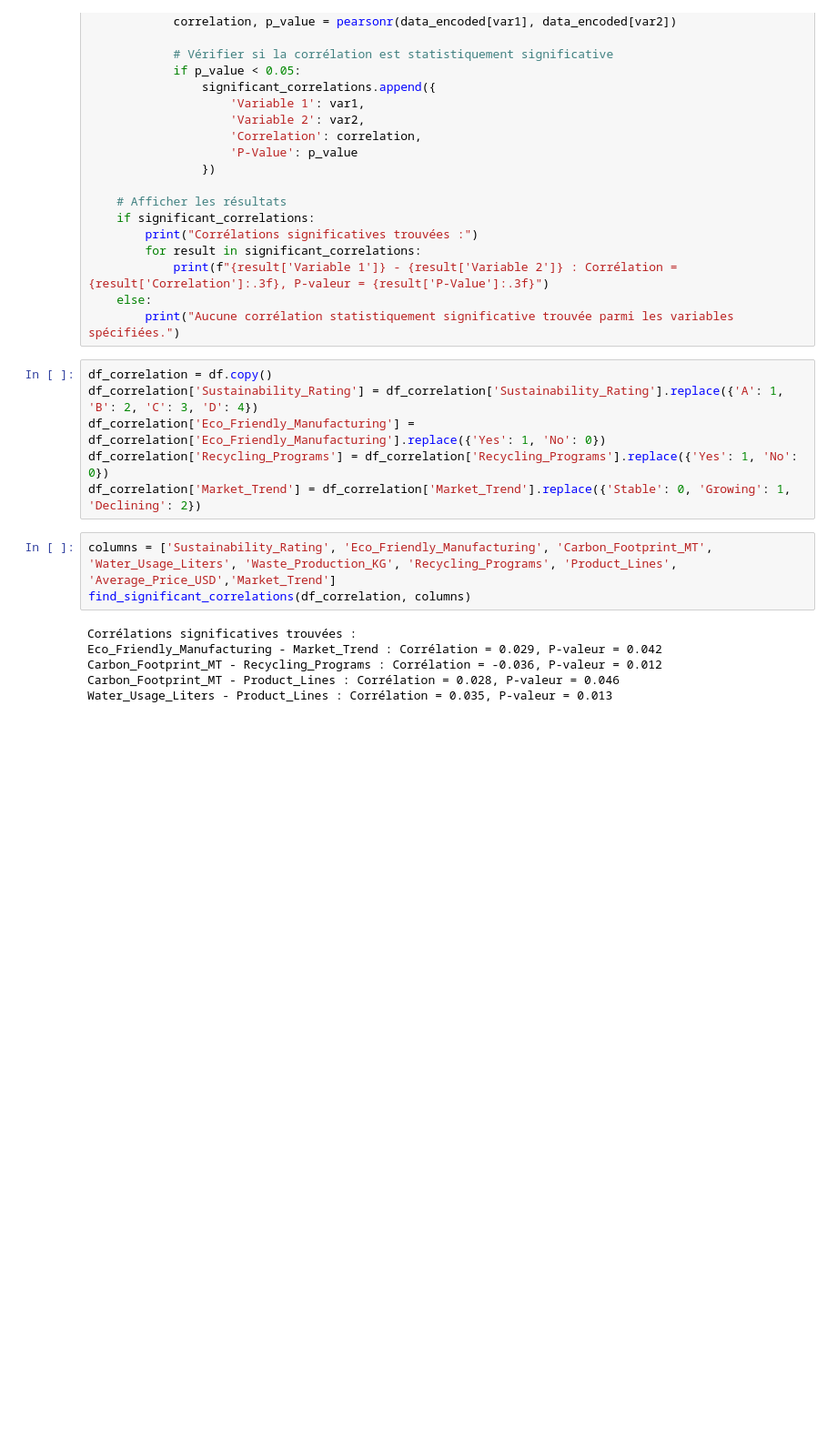
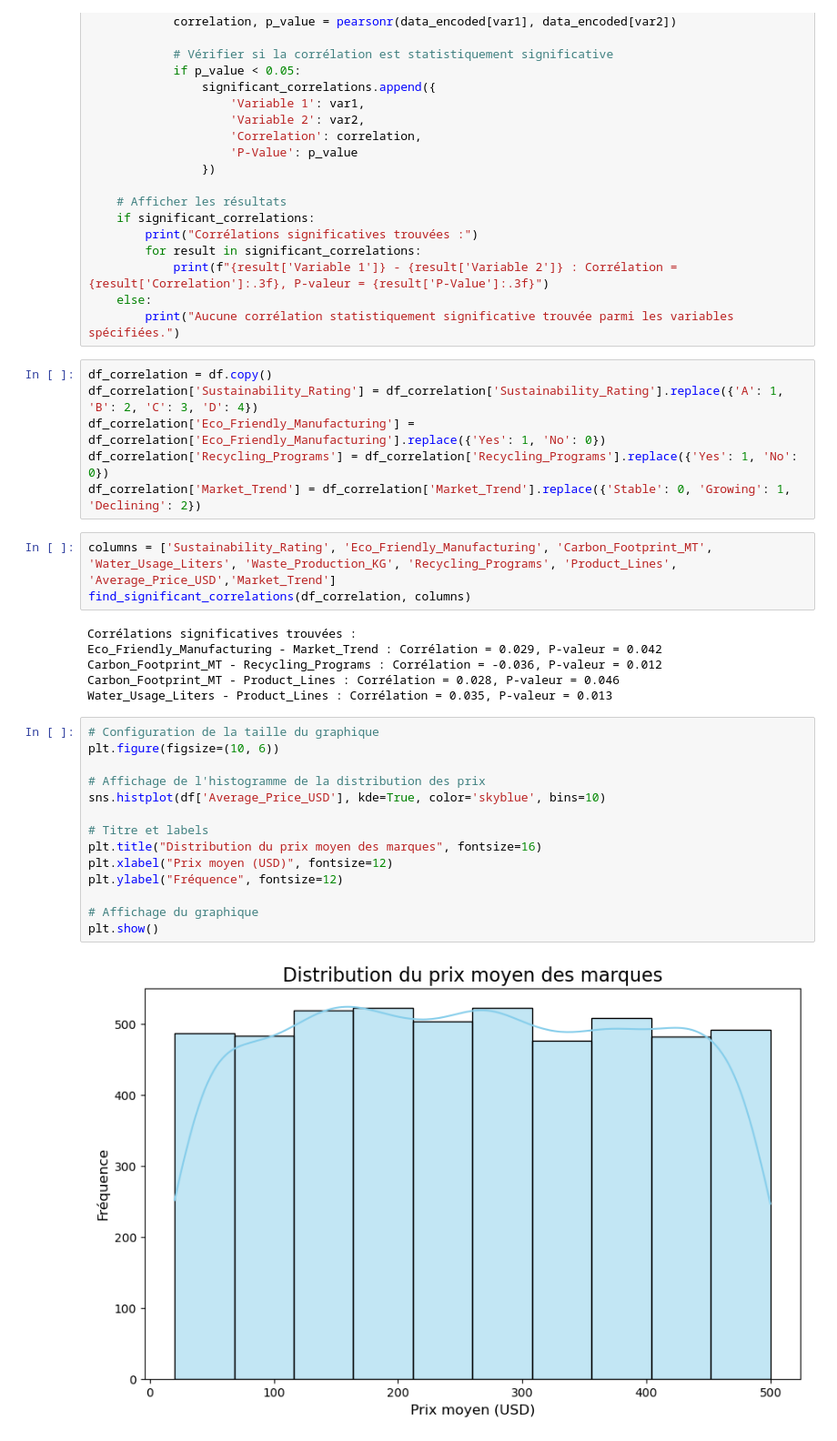
Before and after one commit to fadiblm/PythonENSAE, a Jupyter notebook: Bases du projet /analyse_sustainable_data.ipynb, the cells around one changed output. Shown at 91% size. Drawn from its saved outputs; the diff is of its cells as text; blank space fills up the shorter version.

```diff
--- a/Bases du projet /analyse_sustainable_data.ipynb
+++ b/Bases du projet /analyse_sustainable_data.ipynb
@@ -163,3 +163,19 @@ Eco_Friendly_Manufacturing - Market_Trend : Corrélation = 0.029, P-valeur = 0.0
 Carbon_Footprint_MT - Recycling_Programs : Corrélation = -0.036, P-valeur = 0.012
 Carbon_Footprint_MT - Product_Lines : Corrélation = 0.028, P-valeur = 0.046
 Water_Usage_Liters - Product_Lines : Corrélation = 0.035, P-valeur = 0.013
+# %%
+# Configuration de la taille du graphique
+plt.figure(figsize=(10, 6))
+
+# Affichage de l'histogramme de la distribution des prix
+sns.histplot(df['Average_Price_USD'], kde=True, color='skyblue', bins=10)
+
+# Titre et labels
+plt.title("Distribution du prix moyen des marques", fontsize=16)
+plt.xlabel("Prix moyen (USD)", fontsize=12)
+plt.ylabel("Fréquence", fontsize=12)
+
+# Affichage du graphique
+plt.show()
+# %% [output]
+[figure, added]
```
Also changed, not shown: parts of 1 cell of this notebook, 2 other files.
